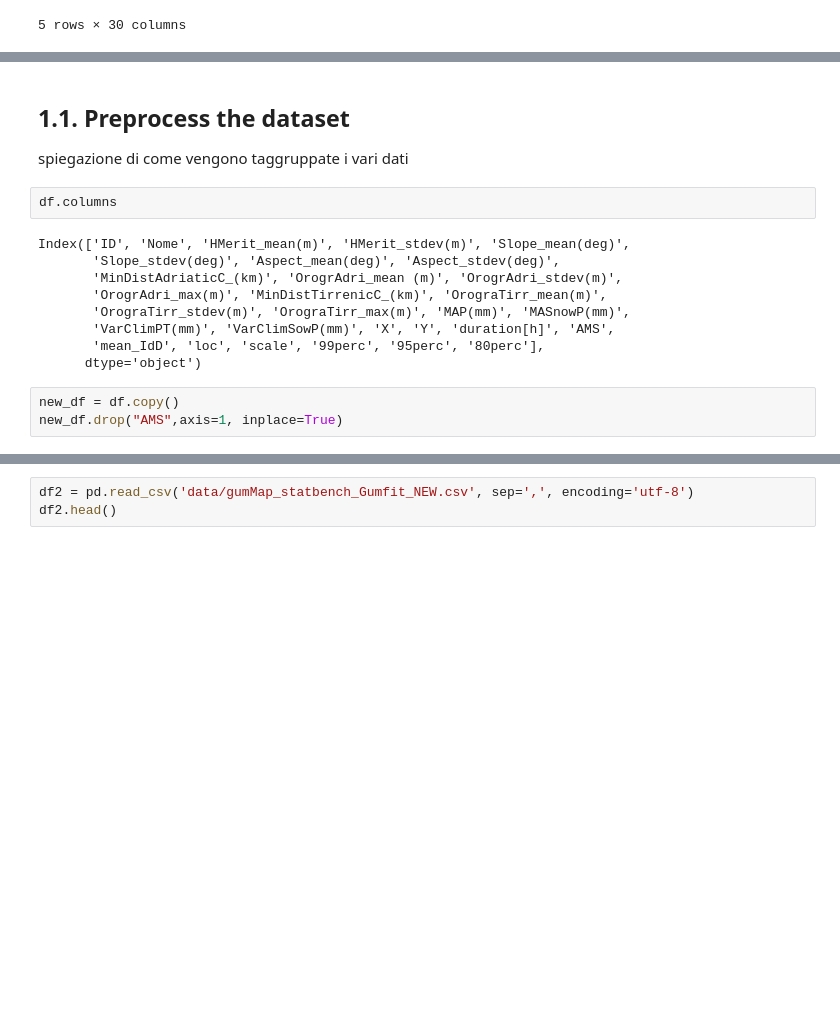
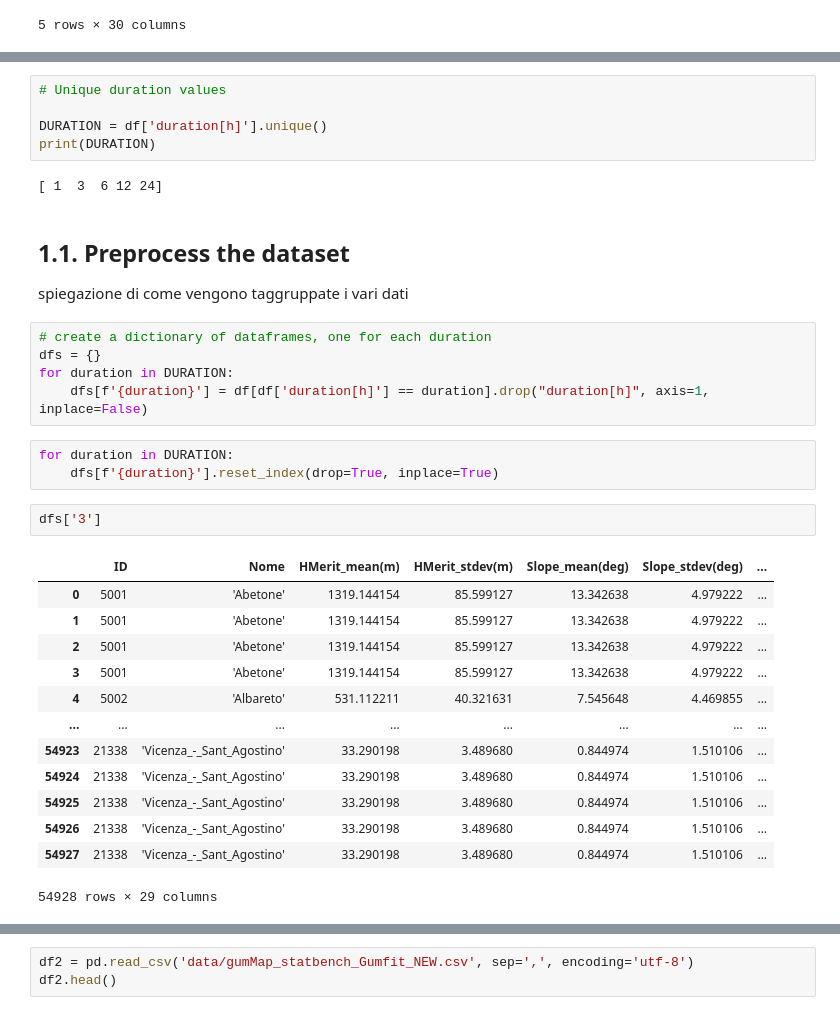
Before and after one commit to oshodiS/Rainfall-BetaEstimation, a Jupyter notebook: project.ipynb, the cells around one changed output, grey strips where cells are left out. Drawn from its saved outputs; the diff is of its cells as text; blank space fills up the shorter version.

```diff
--- a/project.ipynb
+++ b/project.ipynb
@@ -54,17 +44,34 @@ df.head()
+# %%
+# Unique duration values
+
+DURATION = df['duration[h]'].unique()
+print(DURATION)
+# %% [output]
+[ 1  3  6 12 24]
 # %% [markdown]
 ## 1.1. Preprocess the dataset
 spiegazione di come vengono taggruppate i vari dati
-# %%
-df.columns
-# %% [output]
-Index(['ID', 'Nome', 'HMerit_mean(m)', 'HMerit_stdev(m)', 'Slope_mean(deg)',
-       'Slope_stdev(deg)', 'Aspect_mean(deg)', 'Aspect_stdev(deg)',
-       'MinDistAdriaticC_(km)', 'OrogrAdri_mean (m)', 'OrogrAdri_stdev(m)',
-       'OrogrAdri_max(m)', 'MinDistTirrenicC_(km)', 'OrograTirr_mean(m)',
-       'OrograTirr_stdev(m)', 'OrograTirr_max(m)', 'MAP(mm)', 'MASnowP(mm)',
-       'VarClimPT(mm)', 'VarClimSowP(mm)', 'X', 'Y', 'duration[h]', 'AMS',
-       'mean_IdD', 'loc', 'scale', '99perc', '95perc', '80perc'],
-      dtype='object')
-# %%
-new_df = df.copy()
-new_df.drop("AMS",axis=1, inplace=True)
+# %%
+# create a dictionary of dataframes, one for each duration
+dfs = {}
+for duration in DURATION:
+    dfs[f'{duration}'] = df[df['duration[h]'] == duration].drop("duration[h]", axis=1, inplace=False)
+# %%
+for duration in DURATION:
+    dfs[f'{duration}'].reset_index(drop=True, inplace=True)
+# %%
+dfs['3']
+# %% [output]
+|  | ID | Nome | HMerit_mean(m) | HMerit_stdev(m) | Slope_mean(deg) | Slope_stdev(deg) | ... |
+| 0 | 5001 | 'Abetone' | 1319.144154 | 85.599127 | 13.342638 | 4.979222 | ... |
+| 1 | 5001 | 'Abetone' | 1319.144154 | 85.599127 | 13.342638 | 4.979222 | ... |
+| 2 | 5001 | 'Abetone' | 1319.144154 | 85.599127 | 13.342638 | 4.979222 | ... |
+| 3 | 5001 | 'Abetone' | 1319.144154 | 85.599127 | 13.342638 | 4.979222 | ... |
+| 4 | 5002 | 'Albareto' | 531.112211 | 40.321631 | 7.545648 | 4.469855 | ... |
+| ... | ... | ... | ... | ... | ... | ... | ... |
+| 54923 | 21338 | 'Vicenza_-_Sant_Agostino' | 33.290198 | 3.489680 | 0.844974 | 1.510106 | ... |
+| 54924 | 21338 | 'Vicenza_-_Sant_Agostino' | 33.290198 | 3.489680 | 0.844974 | 1.510106 | ... |
+| 54925 | 21338 | 'Vicenza_-_Sant_Agostino' | 33.290198 | 3.489680 | 0.844974 | 1.510106 | ... |
+| 54926 | 21338 | 'Vicenza_-_Sant_Agostino' | 33.290198 | 3.489680 | 0.844974 | 1.510106 | ... |
+| 54927 | 21338 | 'Vicenza_-_Sant_Agostino' | 33.290198 | 3.489680 | 0.844974 | 1.510106 | ... |
+54928 rows × 29 columns
```
Also changed, not shown: parts of 20 cells of this notebook, 1 other file.
